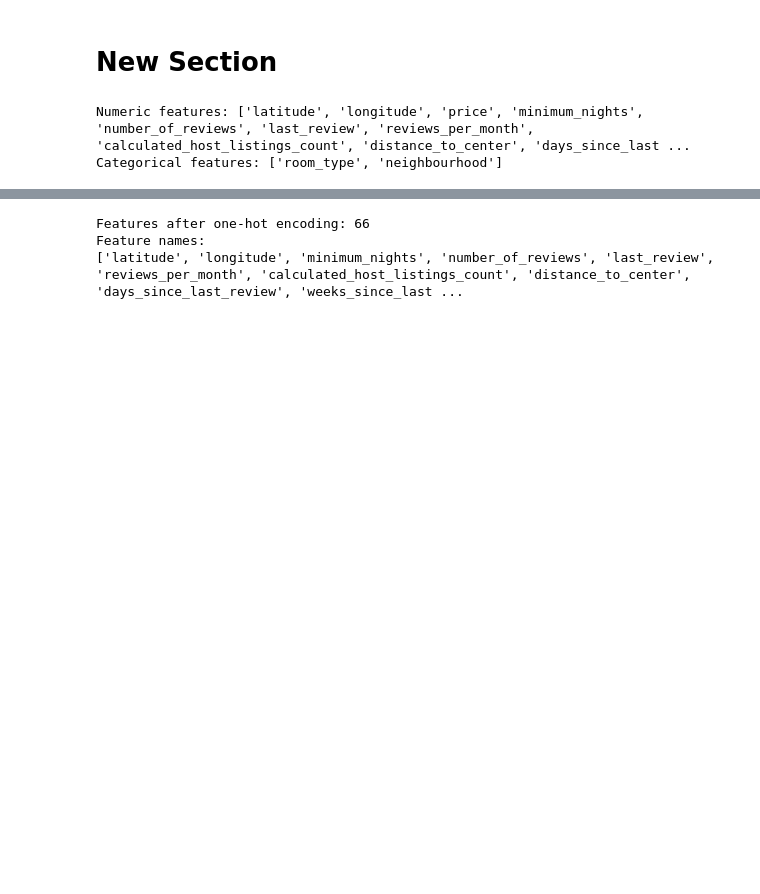
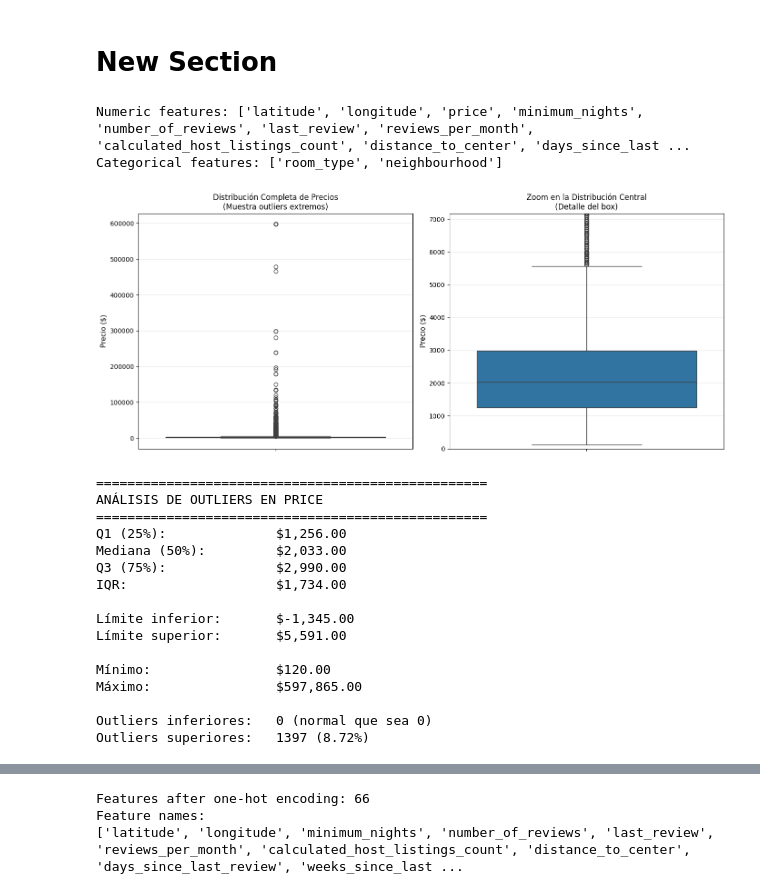
Before and after one commit to Ultradistinto/Machine-Learning, a Jupyter notebook: notebooks/original_notebook.ipynb, the cells around one changed output, grey strips where cells are left out. Drawn from its saved outputs; the diff is of its cells as text; code cells hidden in the pictures; blank space fills up the shorter version.

```diff
--- a/notebooks/original_notebook.ipynb
+++ b/notebooks/original_notebook.ipynb
@@ -190,6 +190,65 @@ Categorical features: ['room_type', 'neighbourhood']
 # %%
 df['reviews_per_month'] = df['reviews_per_month'].fillna(0)
 dfTest['reviews_per_month'] = dfTest['reviews_per_month'].fillna(0)
+# %%
+fig, axes = plt.subplots(1, 2, figsize=(14, 6))
+
+# Gráfico 1: Escala completa (muestra todos los outliers superiores)
+sns.boxplot(y=df['price'], ax=axes[0])
+axes[0].set_title('Distribución Completa de Precios\n(Muestra outliers extremos)', fontsize=12)
+axes[0].set_ylabel('Precio ($)', fontsize=11)
+axes[0].grid(axis='y', alpha=0.3)
+
+# Gráfico 2: Zoom en la caja (para ver mejor el IQR)
+sns.boxplot(y=df['price'], ax=axes[1])
+axes[1].set_title('Zoom en la Distribución Central\n(Detalle del box)', fontsize=12)
+axes[1].set_ylabel('Precio ($)', fontsize=11)
+axes[1].set_ylim(0, df['price'].quantile(0.95))  # Muestra hasta el percentil 95
+axes[1].grid(axis='y', alpha=0.3)
+
+plt.tight_layout()
+plt.show()
+
+# Estadísticas
+Q1 = df['price'].quantile(0.25)
+Q3 = df['price'].quantile(0.75)
+IQR = Q3 - Q1
+limite_sup = Q3 + 1.5 * IQR
+limite_inf = Q1 - 1.5 * IQR
+outliers_sup = df[df['price'] > limite_sup]
+outliers_inf = df[df['price'] < limite_inf]
+
+print(f"\n{'='*50}")
+print("ANÁLISIS DE OUTLIERS EN PRICE")
+print(f"{'='*50}")
+print(f"Q1 (25%):              ${Q1:,.2f}")
+print(f"Mediana (50%):         ${df['price'].median():,.2f}")
+print(f"Q3 (75%):              ${Q3:,.2f}")
+print(f"IQR:                   ${IQR:,.2f}")
+print(f"\nLímite inferior:       ${limite_inf:,.2f}")
+print(f"Límite superior:       ${limite_sup:,.2f}")
+print(f"\nMínimo:                ${df['price'].min():,.2f}")
+print(f"Máximo:                ${df['price'].max():,.2f}")
+print(f"\nOutliers inferiores:   {len(outliers_inf)} (normal que sea 0)")
+print(f"Outliers superiores:   {len(outliers_sup)} ({len(outliers_sup)/len(df)*100:.2f}%)")
+# %% [output]
+[figure, added]
+==================================================
+ANÁLISIS DE OUTLIERS EN PRICE
+==================================================
+Q1 (25%):              $1,256.00
+Mediana (50%):         $2,033.00
+Q3 (75%):              $2,990.00
+IQR:                   $1,734.00
+
+Límite inferior:       $-1,345.00
+Límite superior:       $5,591.00
+
+Mínimo:                $120.00
+Máximo:                $597,865.00
+
+Outliers inferiores:   0 (normal que sea 0)
+Outliers superiores:   1397 (8.72%)
 # %%
 for col in numeric_cols:
   df[col].hist(bins=30, figsize=(10, 5))
```
Also changed, not shown: parts of 3 cells of this notebook, 15 other files.
